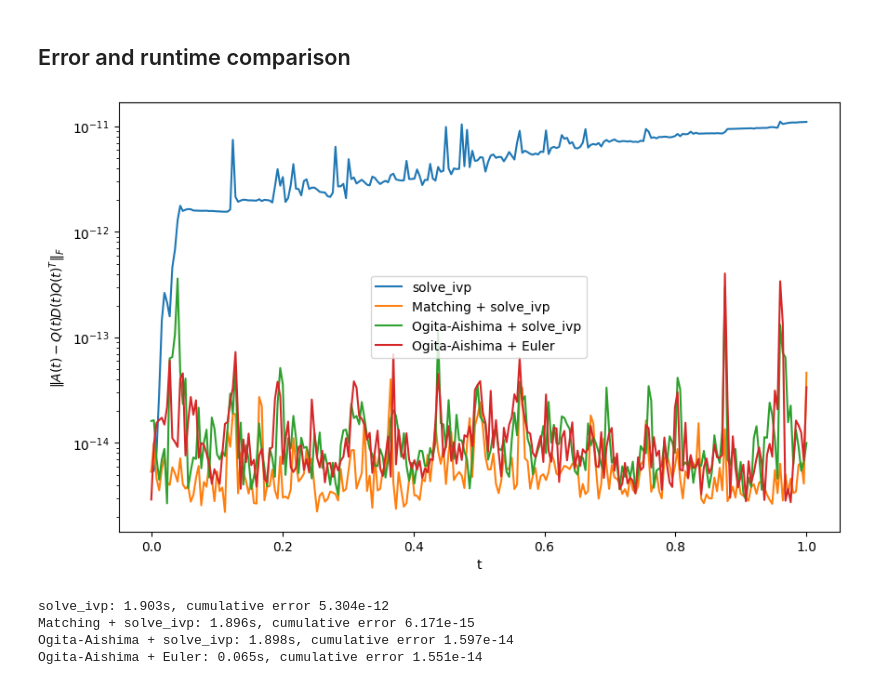
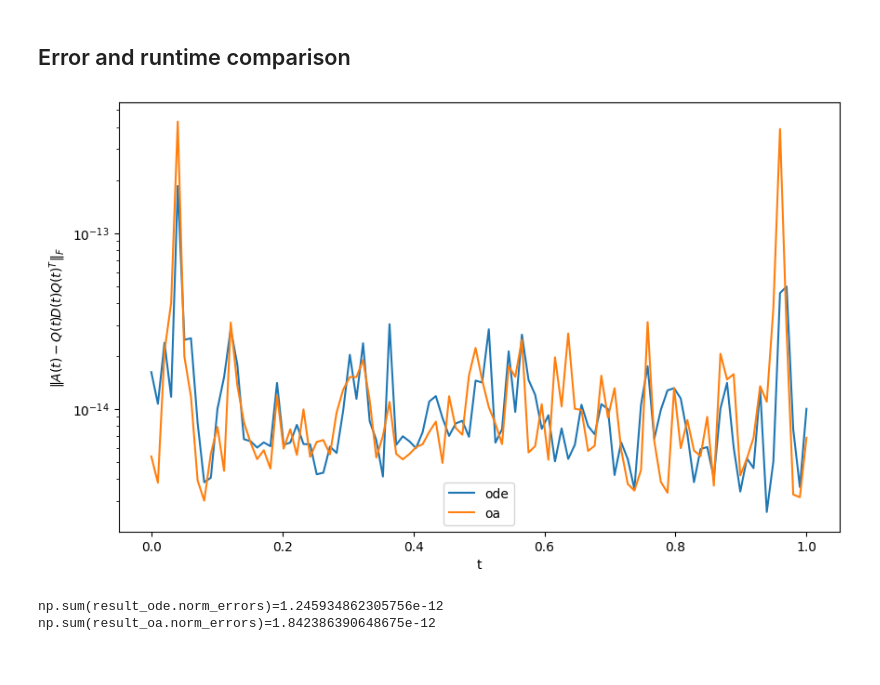
Before and after one commit to t-uda/EigenpairFlow, a Jupyter notebook: notebooks/large_matrix_tracking_demo.ipynb, the cells around one changed output. Cells and saved outputs as stored; diff of their text form; code cells hidden in the pictures.

```diff
--- a/notebooks/large_matrix_tracking_demo.ipynb
+++ b/notebooks/large_matrix_tracking_demo.ipynb
@@ -88,12 +47,17 @@ message: The solver successfully reached the end of the integration interval.
 # %%
 start = time()
-results_ogita = eigenpairtrack(
+result_ode = eigenpairtrack(
     A_func,
     dA_func,
     (0.0, 1.0),
     t_eval,
+    solver_method="DOP853",
     correction_method="ogita_aishima",
 )
-elapsed_ogita = time() - start
-print(results_ogita)
+elapsed_ode = time() - start
+
+print('DOP853 integration + Ogita-Aishima (ode)')
+print('=' * 40)
+print(f'Time: {elapsed_ode} secs')
+print(result_ode)
 # %% [output]
@@ -145,0 +75,14 @@ elapsed_ogita_only = time() - start
+# %%
+start = time()
+result_oa = eigenpairtrack(
+    A_func,
+    dA_func,
+    (0.0, 1.0),
+    t_eval
+)
+elapsed_oa = time() - start
+
+print('Ogita-Aishima Iteration (oa)')
+print('=' * 28)
+print(f'Time: {elapsed_oa} secs')
+print(result_oa)
@@ -167,35 +111,19 @@ for i in range(n):
 # %% [markdown]
 ## Error and runtime comparison
 # %%
-norm_errors_ogita_only = []
-for t, Q, D in zip(t_eval, Qs_ogita_only, Ds_ogita_only):
-    A_t = A_func(t)
-    norm_errors_ogita_only.append(np.linalg.norm(A_t - Q @ D @ Q.T, 'fro'))
-
-plt.figure(figsize=(10,6))
-plt.plot(results_none.t_eval, results_none.norm_errors, label='solve_ivp')
-plt.plot(results_match.t_eval, results_match.norm_errors, label='Matching + solve_ivp')
-plt.plot(results_ogita.t_eval, results_ogita.norm_errors, label='Ogita-Aishima + solve_ivp')
-plt.plot(t_eval, norm_errors_ogita_only, label='Ogita-Aishima + Euler')
+plt.figure(figsize=(10, 6))
+plt.plot(t_eval, result_ode.norm_errors, label='ode')
+plt.plot(t_eval, result_oa.norm_errors, label='oa')
 plt.yscale('log')
 plt.xlabel('t')
 plt.ylabel(r'$\|A(t) - Q(t)D(t)Q(t)^T\|_F$')
 plt.legend()
 plt.show()
 # %% [output]
-[figure, old version]
+[figure, new version]
-# %%
-err_none = np.trapz(results_none.norm_errors, results_none.t_eval)
-err_match = np.trapz(results_match.norm_errors, results_match.t_eval)
-err_ogita = np.trapz(results_ogita.norm_errors, results_ogita.t_eval)
-err_ogita_only = np.trapz(norm_errors_ogita_only, t_eval)
-
-print(f'solve_ivp: {elapsed_none:.3f}s, cumulative error {err_none:.3e}')
-print(f'Matching + solve_ivp: {elapsed_match:.3f}s, cumulative error {err_match:.3e}')
-print(f'Ogita-Aishima + solve_ivp: {elapsed_ogita:.3f}s, cumulative error {err_ogita:.3e}')
-print(f'Ogita-Aishima + Euler: {elapsed_ogita_only:.3f}s, cumulative error {err_ogita_only:.3e}')
-# %% [output]
-solve_ivp: 1.903s, cumulative error 5.304e-12
-Matching + solve_ivp: 1.896s, cumulative error 6.171e-15
-Ogita-Aishima + solve_ivp: 1.898s, cumulative error 1.597e-14
-Ogita-Aishima + Euler: 0.065s, cumulative error 1.551e-14
+# %%
+print(f'{np.sum(result_ode.norm_errors)=}')
+print(f'{np.sum(result_oa.norm_errors)=}')
+# %% [output]
+np.sum(result_ode.norm_errors)=1.245934862305756e-12
+np.sum(result_oa.norm_errors)=1.842386390648675e-12
```
Also changed, not shown: parts of 16 cells of this notebook, 1 other file.
